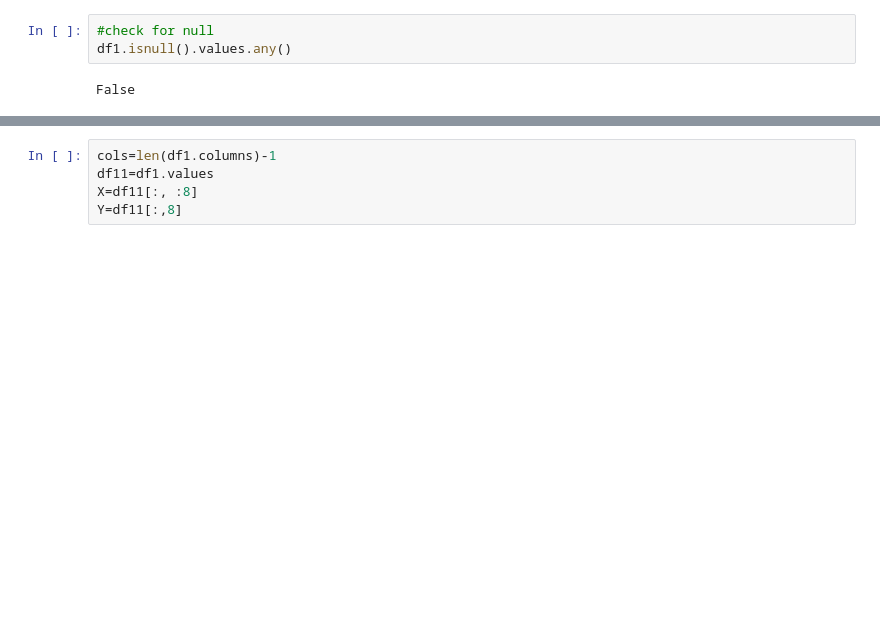
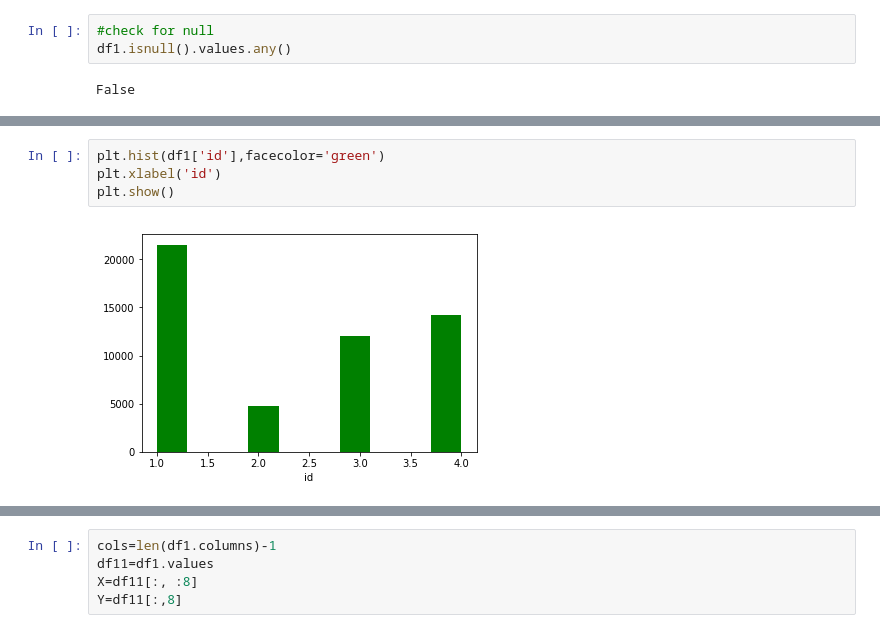
Before and after one commit to aruna09/Human-Activity-Recognition-using-Smartphones, a Jupyter notebook: HealthyOlderPeople.ipynb, the cells around one changed output, grey strips where cells are left out. Cells and saved outputs as stored; diff of their text form; blank space fills up the shorter version.

```diff
--- a/HealthyOlderPeople.ipynb
+++ b/HealthyOlderPeople.ipynb
@@ -41,0 +72,6 @@ False
+# %%
+plt.hist(df1['id'],facecolor='green')
+plt.xlabel('id')
+plt.show()
+# %% [output]
+[figure, added]
```
Also changed, not shown: parts of 29 cells of this notebook, 3 other files.
